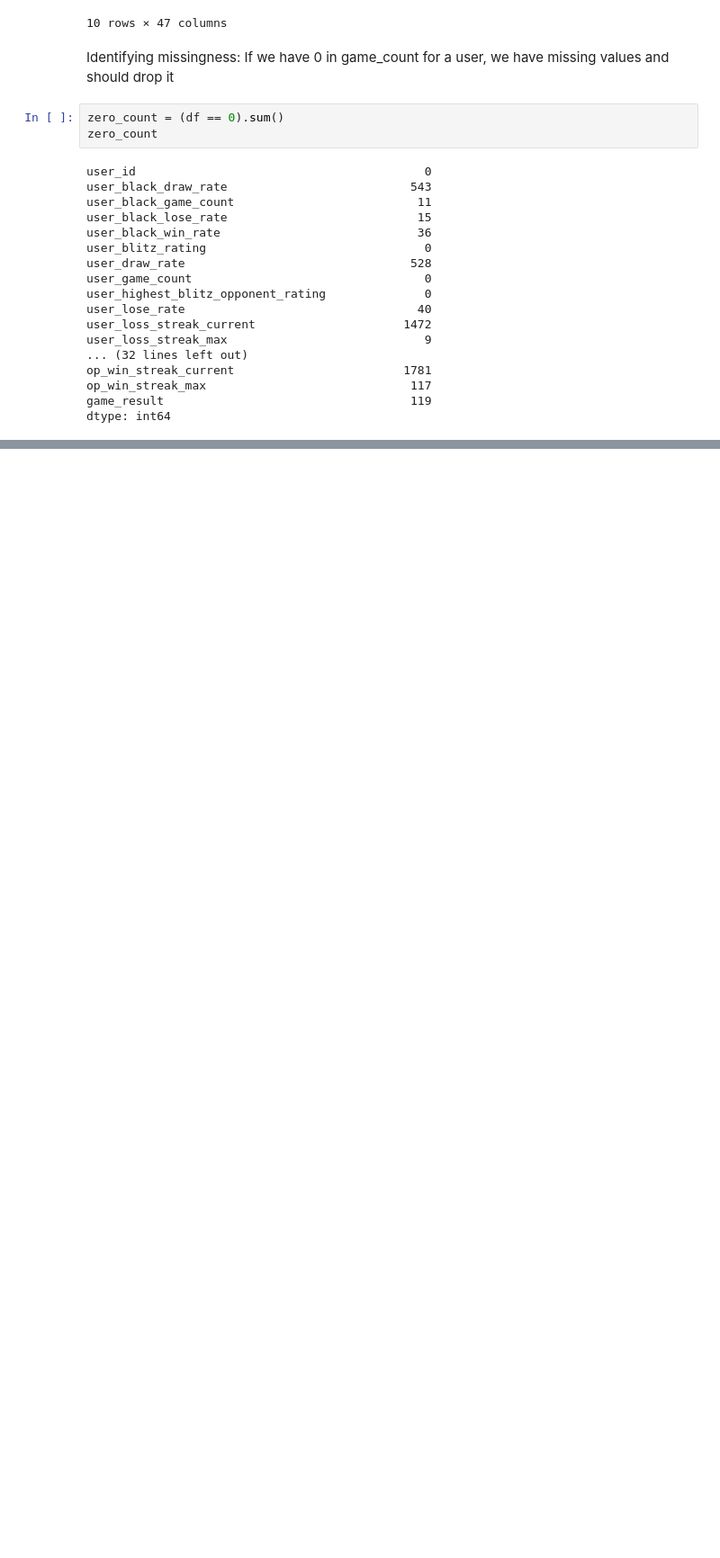
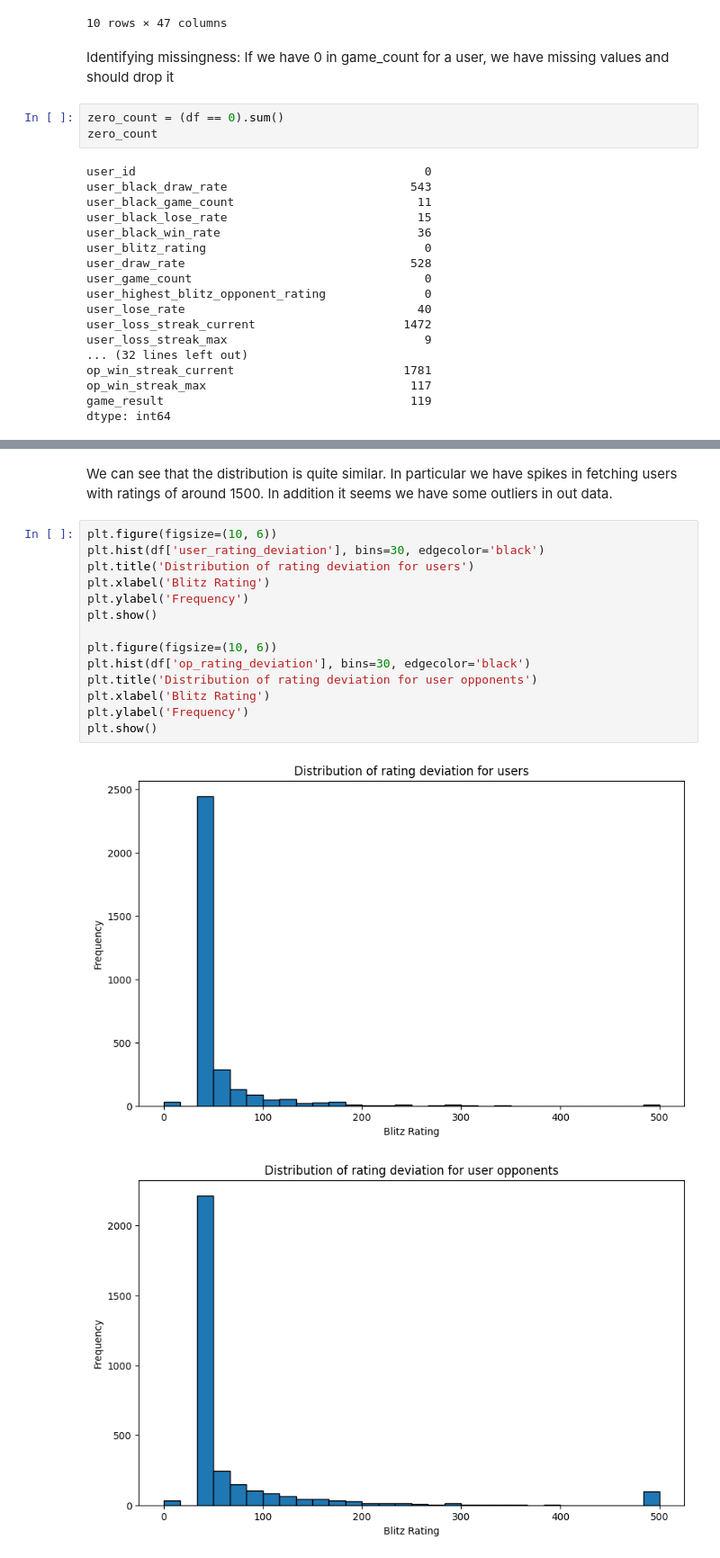
Before and after one commit to KaiSolter/cs506_final_project, a Jupyter notebook: 1tia/test.ipynb, the cells around one changed output, grey strips where cells are left out. Shown at 90% size. Cells and saved outputs as stored; diff of their text form; blank space fills up the shorter version.

```diff
--- a/1tia/test.ipynb
+++ b/1tia/test.ipynb
@@ -79,0 +98,19 @@ We can see that there are many fields that contain 0 values. For some columns, w
+# %% [markdown]
+We can see that the distribution is quite similar. In particular we have spikes in fetching users with ratings of around 1500. In addition it seems we have some outliers in out data.
+# %%
+plt.figure(figsize=(10, 6))
+plt.hist(df['user_rating_deviation'], bins=30, edgecolor='black')
+plt.title('Distribution of rating deviation for users')
+plt.xlabel('Blitz Rating')
+plt.ylabel('Frequency')
+plt.show()
+
+plt.figure(figsize=(10, 6))
+plt.hist(df['op_rating_deviation'], bins=30, edgecolor='black')
+plt.title('Distribution of rating deviation for user opponents')
+plt.xlabel('Blitz Rating')
+plt.ylabel('Frequency')
+plt.show()
+# %% [output]
+[figure, added]
+[figure, added]
```
Also changed, not shown: parts of 17 cells of this notebook.
